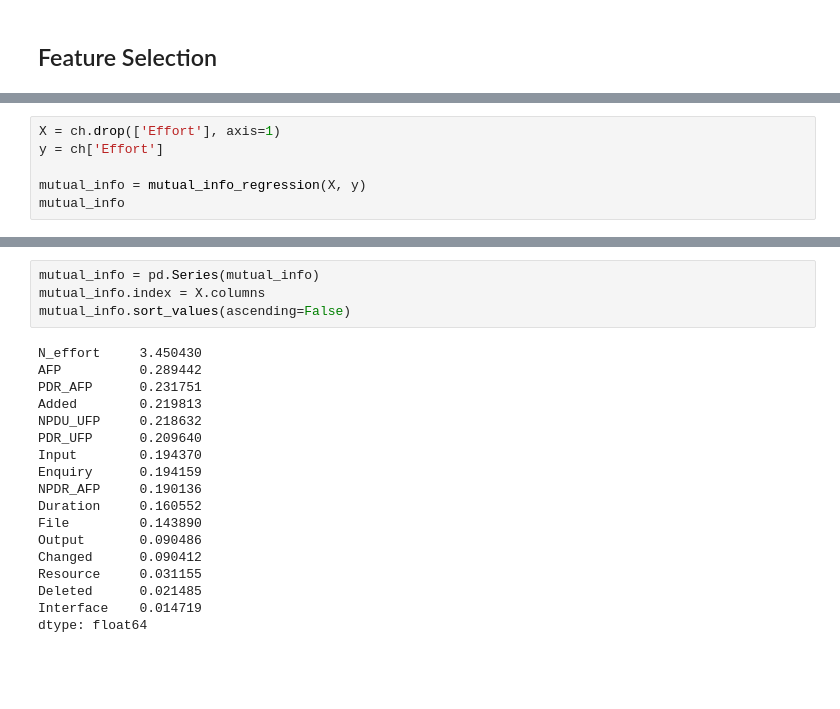
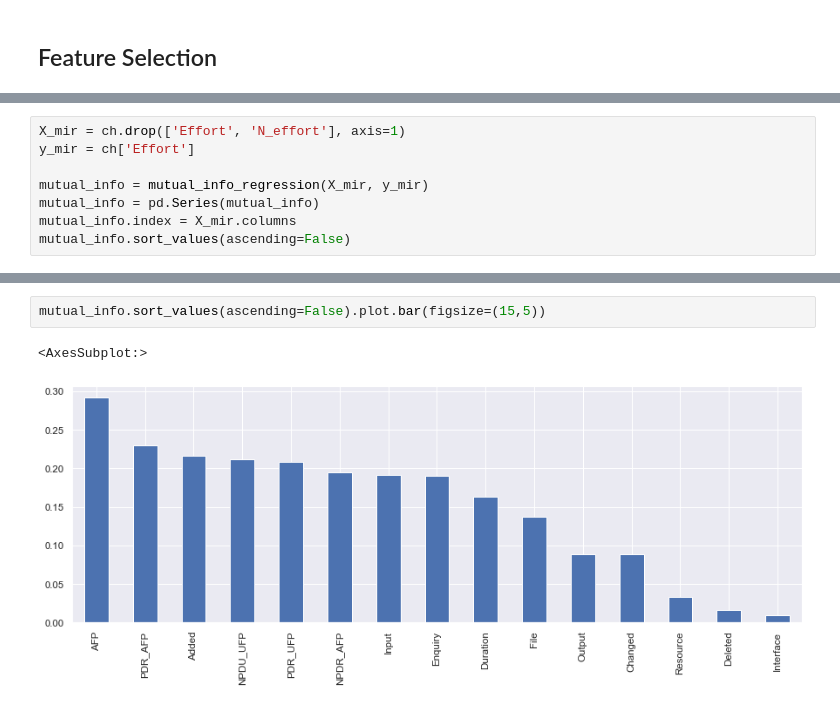
Before and after one commit to bharatnilam/Software-Effort-Estimation-Using-Machine-Learning-Techniques, a Jupyter notebook: China/ch_effort_estimation_final.ipynb, the cells around one changed output, grey strips where cells are left out. Drawn from its saved outputs; the diff is of its cells as text; blank space fills up the shorter version.

```diff
--- a/China/ch_effort_estimation_final.ipynb
+++ b/China/ch_effort_estimation_final.ipynb
@@ -223,7 +235,9 @@ plt.show()
 # %%
-X = ch.drop(['Effort'], axis=1)
-y = ch['Effort']
+X_mir = ch.drop(['Effort', 'N_effort'], axis=1)
+y_mir = ch['Effort']
 
-mutual_info = mutual_info_regression(X, y)
-mutual_info
+mutual_info = mutual_info_regression(X_mir, y_mir)
+mutual_info = pd.Series(mutual_info)
+mutual_info.index = X_mir.columns
+mutual_info.sort_values(ascending=False)
 # %% [output]
@@ -234,22 +260,5 @@ array([0.28944175, 0.19436956, 0.09048564, 0.19415948, 0.14388985,
-# %%
-mutual_info = pd.Series(mutual_info)
-mutual_info.index = X.columns
-mutual_info.sort_values(ascending=False)
-# %% [output]
-N_effort     3.450430
-AFP          0.289442
-PDR_AFP      0.231751
-Added        0.219813
-NPDU_UFP     0.218632
-PDR_UFP      0.209640
-Input        0.194370
-Enquiry      0.194159
-NPDR_AFP     0.190136
-Duration     0.160552
-File         0.143890
-Output       0.090486
-Changed      0.090412
-Resource     0.031155
-Deleted      0.021485
-Interface    0.014719
-dtype: float64
+# %%
+mutual_info.sort_values(ascending=False).plot.bar(figsize=(15,5))
+# %% [output]
+<AxesSubplot:>
+[figure, added]
```
Also changed, not shown: parts of 24 cells of this notebook.
